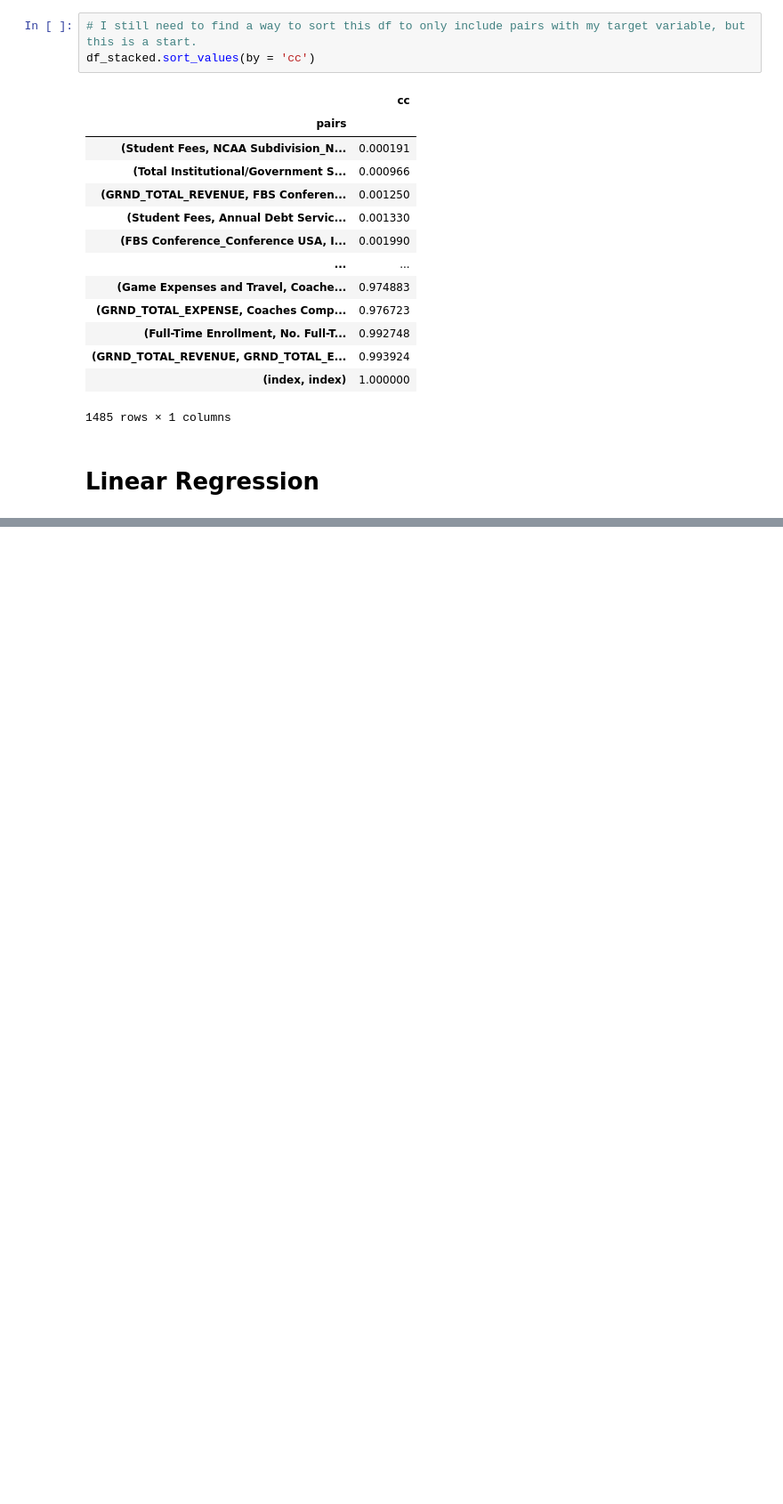
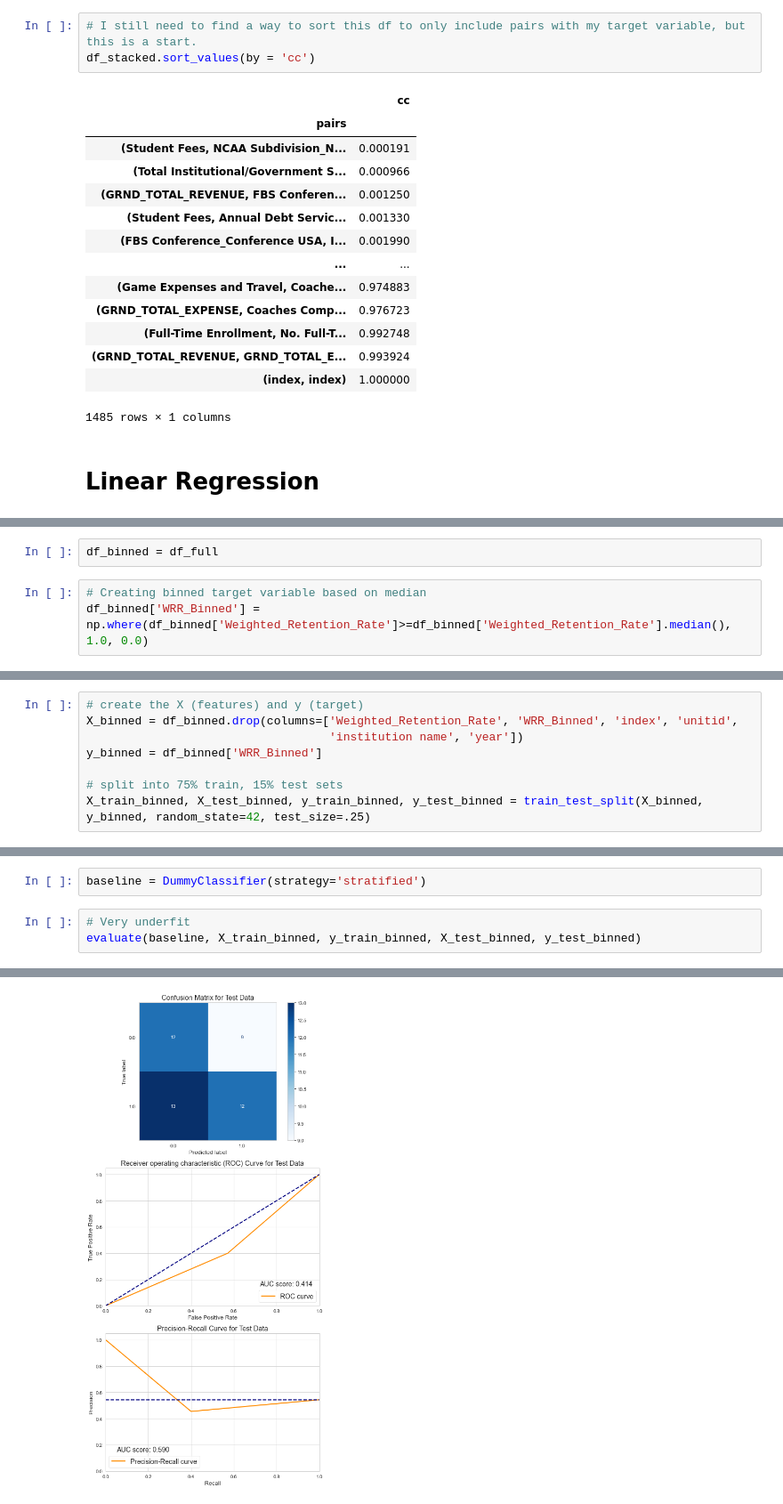
Before and after one commit to Shoemaker703/college_retention, a Jupyter notebook: EDA Notebook.ipynb, the cells around one changed output, grey strips where cells are left out. Shown at 89% size. Cells and saved outputs as stored; diff of their text form; blank space fills up the shorter version.

```diff
--- a/EDA Notebook.ipynb
+++ b/EDA Notebook.ipynb
@@ -1065,0 +1152,5 @@ df_stacked.sort_values(by = 'cc')
+# %%
+df_binned = df_full
+# %%
+# Creating binned target variable based on median
+df_binned['WRR_Binned'] = np.where(df_binned['Weighted_Retention_Rate']>=df_binned['Weighted_Retention_Rate'].median(), 1.0, 0.0)
@@ -1065,0 +1163,8 @@ df_stacked.sort_values(by = 'cc')
+# %%
+# create the X (features) and y (target)
+X_binned = df_binned.drop(columns=['Weighted_Retention_Rate', 'WRR_Binned', 'index', 'unitid',
+                                   'institution name', 'year'])
+y_binned = df_binned['WRR_Binned']
+
+# split into 75% train, 15% test sets
+X_train_binned, X_test_binned, y_train_binned, y_test_binned = train_test_split(X_binned, y_binned, random_state=42, test_size=.25)
@@ -1065,0 +1294,6 @@ df_stacked.sort_values(by = 'cc')
+# %%
+baseline = DummyClassifier(strategy='stratified')
+# %%
+# Very underfit
+evaluate(baseline, X_train_binned, y_train_binned, X_test_binned, y_test_binned)
+# %% [output]
@@ -1065,0 +1311 @@ df_stacked.sort_values(by = 'cc')
+[figure, added]
```
Also changed, not shown: parts of 57 cells of this notebook.
